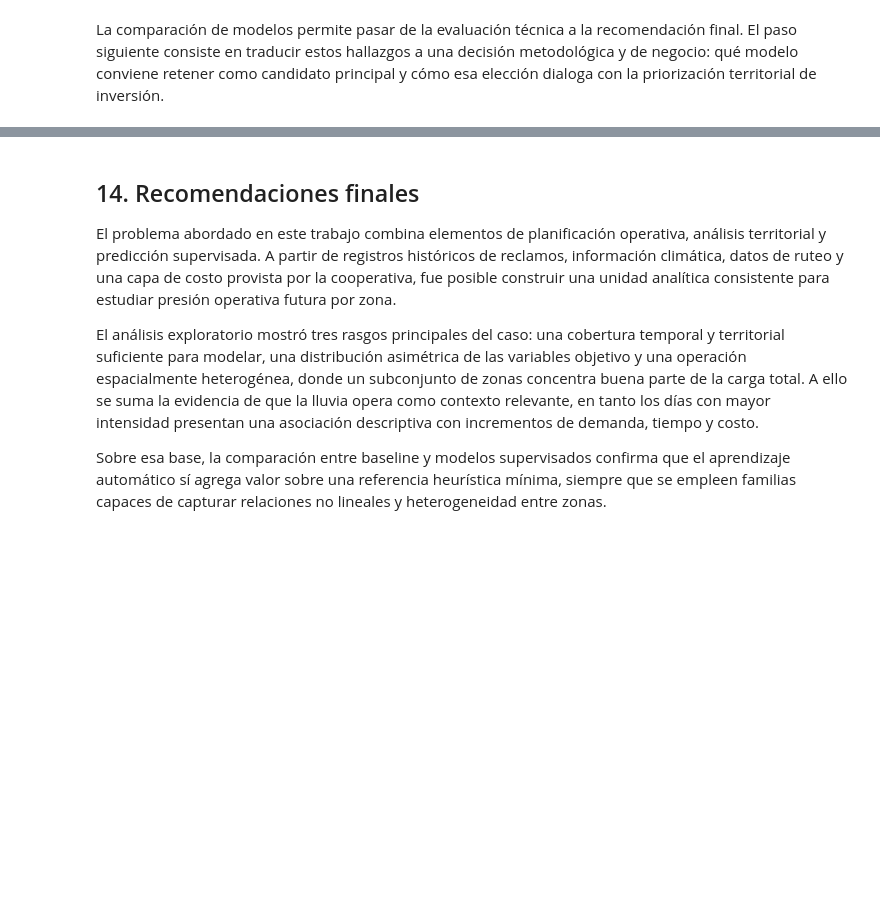
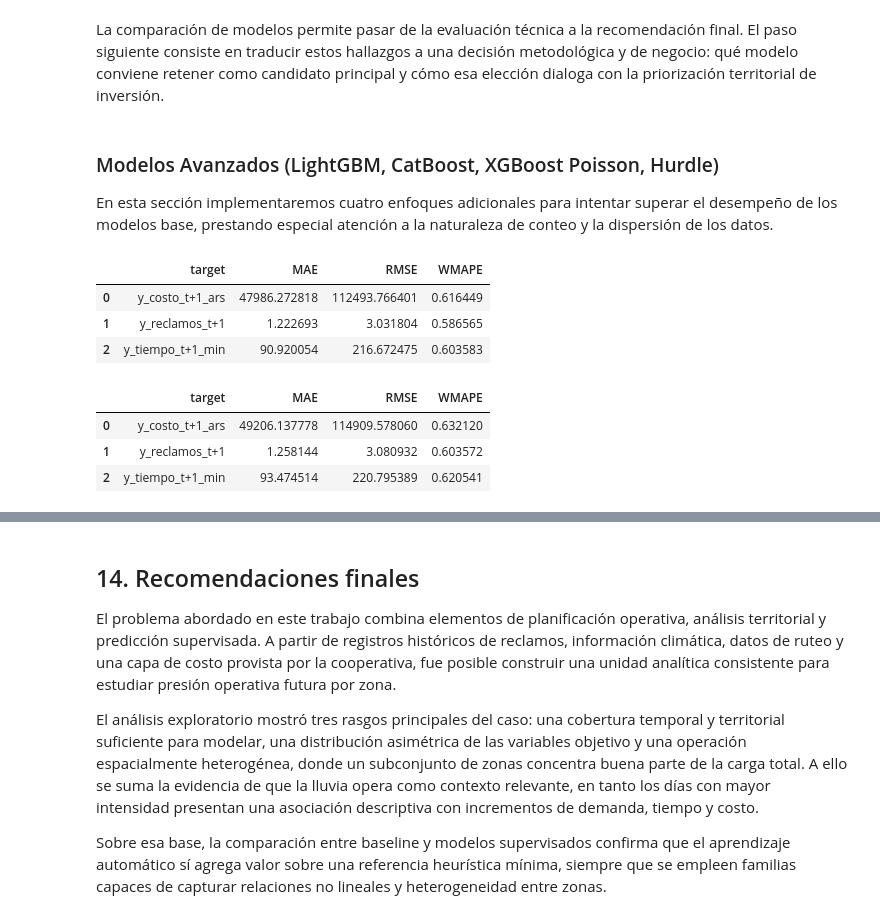
Before and after one commit to martinlacheski/tp-ceia-amq, a Jupyter notebook: notebooks/5_tp_final_amq.ipynb, the cells around one changed output, grey strips where cells are left out. Cells and saved outputs as stored; diff of their text form; code cells hidden in the pictures; blank space fills up the shorter version.

```diff
--- a/notebooks/5_tp_final_amq.ipynb
+++ b/notebooks/5_tp_final_amq.ipynb
@@ -1502,3 +1502,60 @@ Al mismo tiempo, **Random Forest** aparece como una alternativa cercana y metodo
 Por contraste, **Linear Regression** resulta insuficiente para la complejidad del problema. Su desempeño no solo queda por detrás de los modelos basados en árboles, sino que además no logra consolidarse como una mejora defendible frente al benchmark heurístico. Esto refuerza la idea de que la demanda operativa futura no responde a una estructura puramente lineal.
 # %% [markdown]
 La comparación de modelos permite pasar de la evaluación técnica a la recomendación final. El paso siguiente consiste en traducir estos hallazgos a una decisión metodológica y de negocio: qué modelo conviene retener como candidato principal y cómo esa elección dialoga con la priorización territorial de inversión.
+# %% [markdown]
+### Modelos Avanzados (LightGBM, CatBoost, XGBoost Poisson, Hurdle)
+En esta sección implementaremos cuatro enfoques adicionales para intentar superar el desempeño de los modelos base, prestando especial atención a la naturaleza de conteo y la dispersión de los datos.
+# %%
+from lightgbm import LGBMRegressor
+
+lgb_models = {}
+lgb_metrics = []
+
+for target in target_columns:
+    model = LGBMRegressor(n_estimators=100, random_state=42, n_jobs=-1, verbose=-1)
+    model.fit(X_train, y_train[target])
+    predictions = model.predict(X_val)
+    mae, rmse, wmape = compute_metrics(y_val[target], predictions)
+    lgb_models[target] = model
+    lgb_metrics.append({
+        'target': target,
+        'MAE': mae,
+        'RMSE': rmse,
+        'WMAPE': wmape,
+    })
+
+lgb_summary = pd.DataFrame(lgb_metrics).sort_values('target').reset_index(drop=True)
+lgb_comp = lgb_summary.rename(columns={'MAE': 'mae', 'RMSE': 'rmse', 'WMAPE': 'wmape'}).assign(modelo='LightGBM')
+lgb_summary
+# %% [output]
+|  | target | MAE | RMSE | WMAPE |
+| 0 | y_costo_t+1_ars | 47986.272818 | 112493.766401 | 0.616449 |
+| 1 | y_reclamos_t+1 | 1.222693 | 3.031804 | 0.586565 |
+| 2 | y_tiempo_t+1_min | 90.920054 | 216.672475 | 0.603583 |
+# %%
+from catboost import CatBoostRegressor
+
+cat_models = {}
+cat_metrics = []
+
+for target in target_columns:
+    model = CatBoostRegressor(iterations=100, random_state=42, verbose=0)
+    model.fit(X_train, y_train[target])
+    predictions = model.predict(X_val)
+    mae, rmse, wmape = compute_metrics(y_val[target], predictions)
+    cat_models[target] = model
+    cat_metrics.append({
+        'target': target,
+        'MAE': mae,
+        'RMSE': rmse,
+        'WMAPE': wmape,
+    })
+
+cat_summary = pd.DataFrame(cat_metrics).sort_values('target').reset_index(drop=True)
+cat_comp = cat_summary.rename(columns={'MAE': 'mae', 'RMSE': 'rmse', 'WMAPE': 'wmape'}).assign(modelo='CatBoost')
+cat_summary
+# %% [output]
+|  | target | MAE | RMSE | WMAPE |
+| 0 | y_costo_t+1_ars | 49206.137778 | 114909.578060 | 0.632120 |
+| 1 | y_reclamos_t+1 | 1.258144 | 3.080932 | 0.603572 |
+| 2 | y_tiempo_t+1_min | 93.474514 | 220.795389 | 0.620541 |
```
Also changed, not shown: parts of 7 cells of this notebook, 6 other files.
